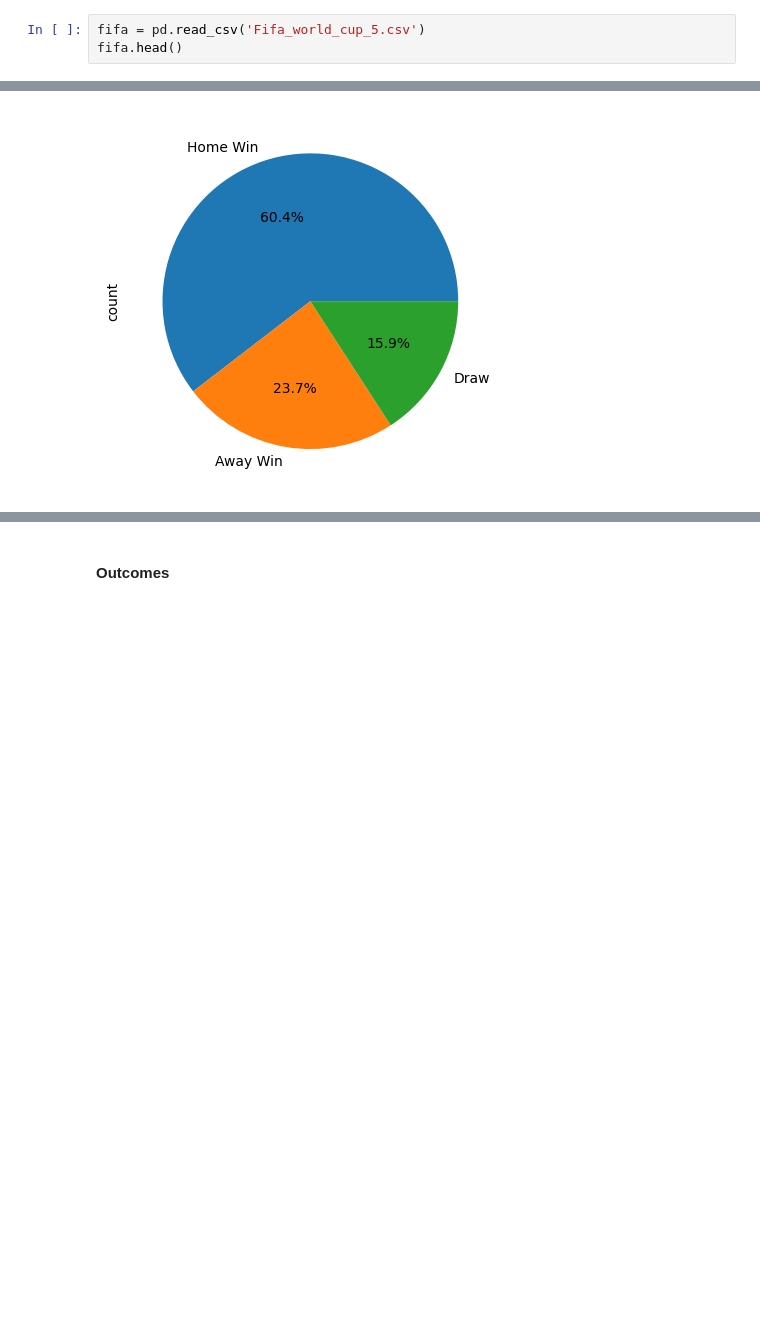
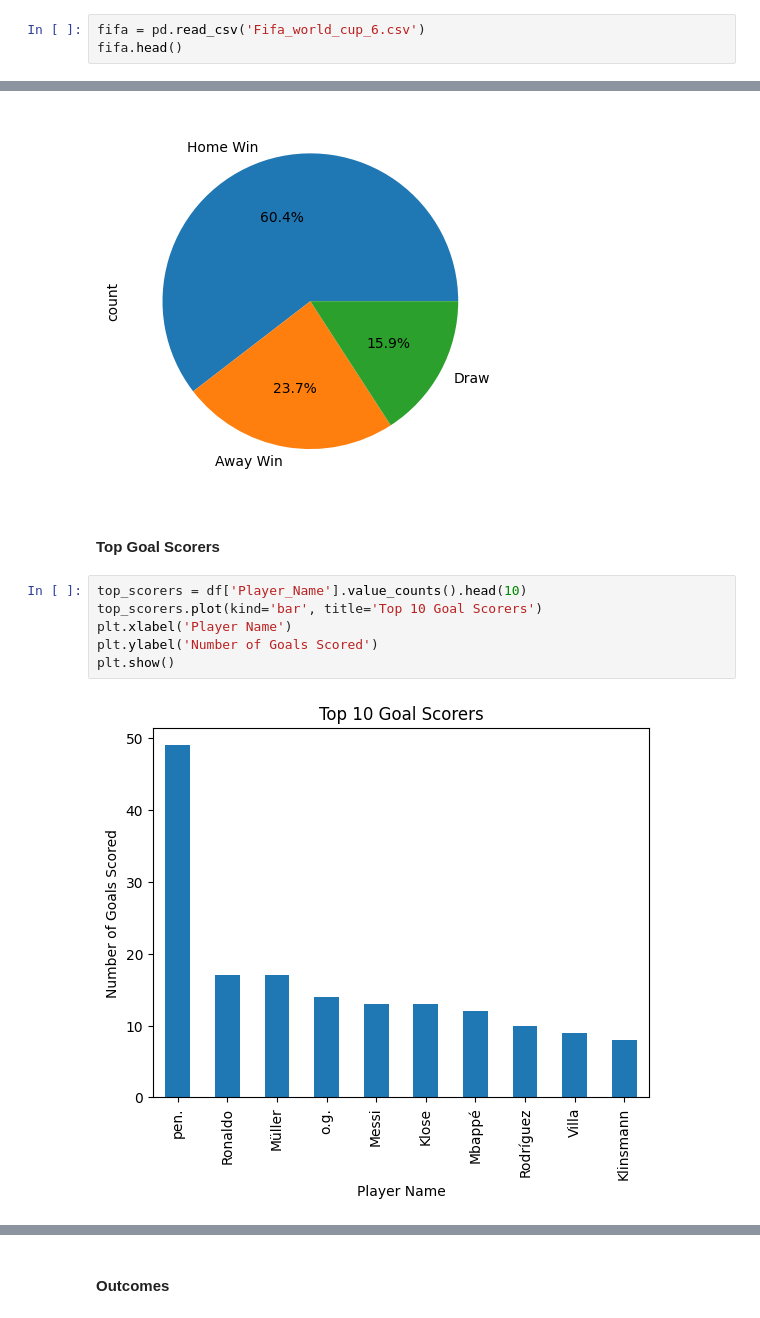
Before and after one commit to Gaurav135472/fifa_world_cupdata, a Jupyter notebook: fifa_dataset_eda.ipynb, the cells around one changed output, grey strips where cells are left out. Saved outputs shown, nothing was run; the diff lists cells and outputs as text; blank space fills up the shorter version.

```diff
--- a/fifa_dataset_eda.ipynb
+++ b/fifa_dataset_eda.ipynb
@@ -4,7 +4,7 @@ import pandas as pd
 import seaborn as sns
 import matplotlib.pyplot as plt
 # %%
-fifa = pd.read_csv('Fifa_world_cup_5.csv')
+fifa = pd.read_csv('Fifa_world_cup_6.csv')
 fifa.head()
 # %% [output]
 |  | Home_Team | Away_Team | Home_Score | Away_Score | Penalties | Player_Name | Goal_Time | Outcome | Date | ... |
@@ -215,3 +219,13 @@ df['Outcome'].value_counts().plot(kind='pie', autopct='%0.1f%%')
 # %% [output]
 <Axes: ylabel='count'>
 [figure]
+# %% [markdown]
+#### Top Goal Scorers
+# %%
+top_scorers = df['Player_Name'].value_counts().head(10)
+top_scorers.plot(kind='bar', title='Top 10 Goal Scorers')
+plt.xlabel('Player Name')
+plt.ylabel('Number of Goals Scored')
+plt.show()
+# %% [output]
+[figure, added]
```
Also changed, not shown: parts of 23 cells of this notebook, 4 other files.
